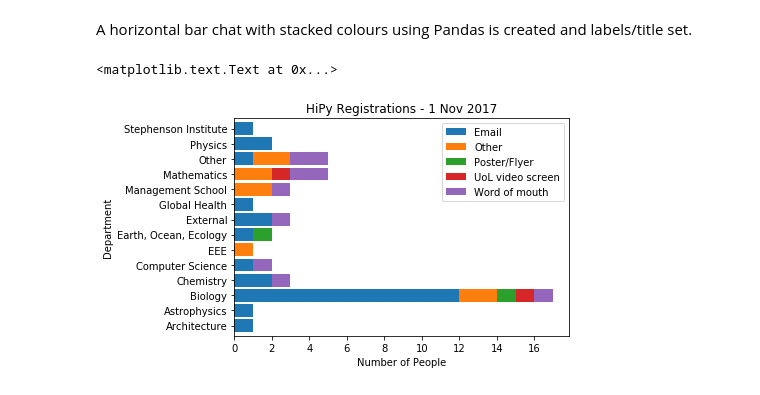
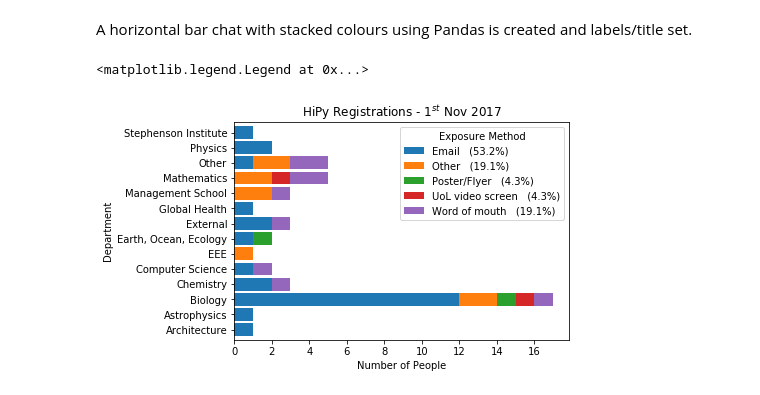
Before and after one commit to HiPyLiv/competitions, a Jupyter notebook: hello_python_fact/HiPy Competition - Registrations for 1st Nov Event FACT.ipynb, the cells around one changed output. Drawn from its saved outputs; the diff is of its cells as text; code cells hidden in the pictures.

Commit message:
Adam Ruby-Competition (Updated to add exposure %)
Updated to add HiPy successful exposure (eg Email) percentage in terms of total attendees.

```diff
--- a/hello_python_fact/HiPy Competition - Registrations for 1st Nov Event FACT.ipynb
+++ b/hello_python_fact/HiPy Competition - Registrations for 1st Nov Event FACT.ipynb
@@ -23,6 +43,9 @@ with open('registration_data.csv', newline='') as f:
 # %% [markdown]
 Inital list includes headings in first row. For just the data the first row is excluded.
 # %%
+
+reg_labels = reg_list[0]
+
 reg_list = reg_list[1:]
 reg_list[:5]  #To view first five rows as example
 # %% [output]
@@ -33,0 +61,5 @@ reg_list[:5]  #To view first five rows as example
+# %%
+reg_df = pd.DataFrame.from_records(reg_list, columns=reg_labels)
+reg_df.replace(r'^\s*$', np.nan, regex=True, inplace = True)
+freq = reg_df.groupby('How did you hear about HiPy?').count()
+freq
@@ -60,0 +103,8 @@ for i in range(0,len(dep_list)):
+# %%
+freq_list = []
+total = 0
+for g in range(0,len(freq['Department'])):
+    freq_list.append(freq['Department'][g])
+    total = total + freq_list[g]
+
+percentage_list = (freq_list/total)*100
@@ -61 +114,6 @@ for i in range(0,len(dep_list)):
+# %%
+dep_list[8] =  'Global Health'
+
+for h in range(0, len(found_list)):
+    found_list[h] = found_list[h] + "   (" + str(round(percentage_list[h],1))+ "%)"
 # %% [markdown]
@@ -87,9 +140,10 @@ df
 # %% [markdown]
 A horizontal bar chat with stacked colours using Pandas is created and labels/title set.
 # %%
-graph = df.plot.barh(stacked=True, title='HiPy Registrations - 1 Nov 2017', width=0.85)
+graph = df.plot.barh(stacked=True, title='HiPy Registrations - 1$^{st}$ Nov 2017', width=0.85)
 graph.set_xlabel("Number of People")
 graph.set_ylabel("Department")
+graph.legend(title="Exposure Method")
 # %% [output]
-<matplotlib.text.Text at 0x...>
+<matplotlib.legend.Legend at 0x...>
-[figure, old version]
+[figure, new version]
```
Also changed, not shown: parts of 8 cells of this notebook.
